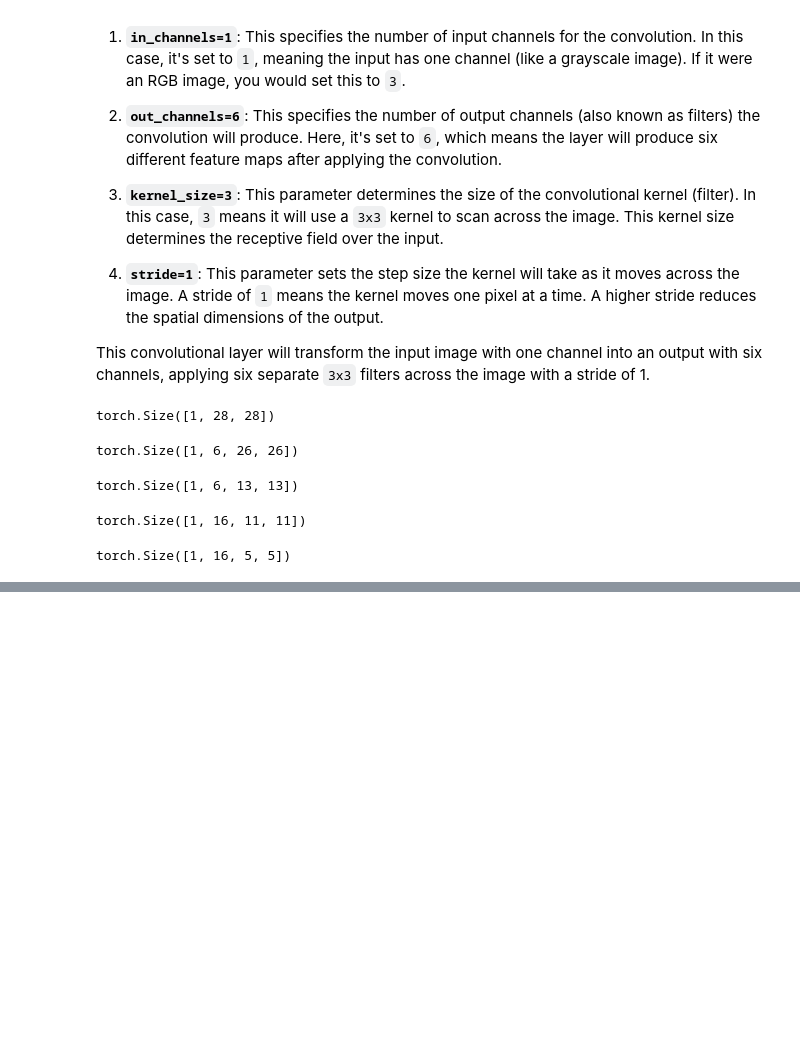
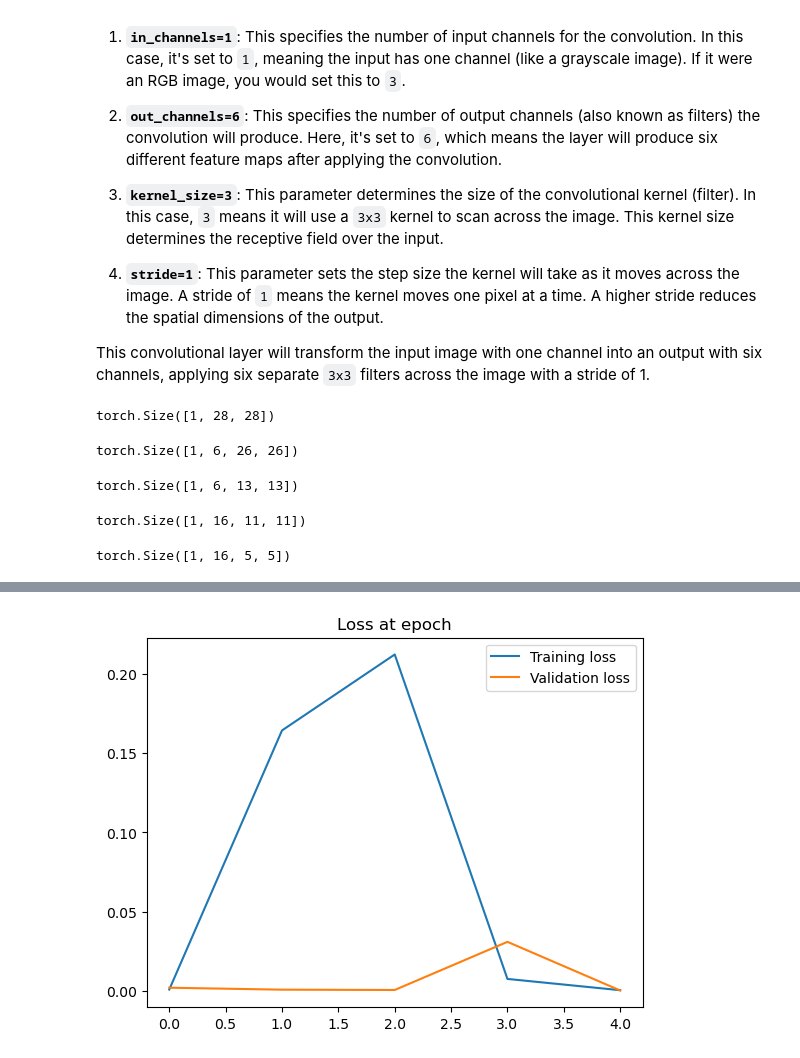
Before and after one commit to aldoSN003/pytorch, a Jupyter notebook: pytorch/Convolutional Neural Network.ipynb, the cells around one changed output, grey strips where cells are left out. Cells and saved outputs as stored; diff of their text form; code cells hidden in the pictures; blank space fills up the shorter version.

```diff
--- a/pytorch/Convolutional Neural Network.ipynb
+++ b/pytorch/Convolutional Neural Network.ipynb
@@ -159,6 +127,16 @@ class CNN(nn.Module):
     # SECOND PASS
     X = F.relu(self.conv2(X))
     X = F.max_pool2d(X,2,2)#2X2 KERNEL AND STRIDE 2
+
     # REVIEW TO FLATTEN IT OUT
-    X = X.View(-1,16*5*5) # -1 so that we can vary batch size
-    # Fuly connected layers
+    X = X.view(-1,16*5*5) # -1 so that we can vary batch size
+    # Fully connected layers
+    X = F.relu(self.fc1(X))
+    X = F.relu(self.fc2(X))
+    X = self.fc3(X)
+    return F.log_softmax(X,dim=1)
+# %%
+# Create instance of model
+torch.manual_seed(41)
+model = CNN()
+model
@@ -164,0 +151,4 @@ class CNN(nn.Module):
+# %%
+# Loss Function Optimizer
+criterion = nn.CrossEntropyLoss()
+optimizer = torch.optim.Adam(model.parameters(), lr=0.001) #Smaller learning rate it's going to take to train longer to train
@@ -164,0 +228,10 @@ class CNN(nn.Module):
+# %%
+# graph loss at each epoch
+train_losses = [tl.item() for tl in train_losses]
+plt.plot(train_losses, label='Training loss')
+plt.plot(test_losses,label="Validation loss")
+plt.title("Loss at epoch")
+plt.legend()
+plt.show()
+# %% [output]
+[figure, added]
```
Also changed, not shown: parts of 21 cells of this notebook, 1 other file.
